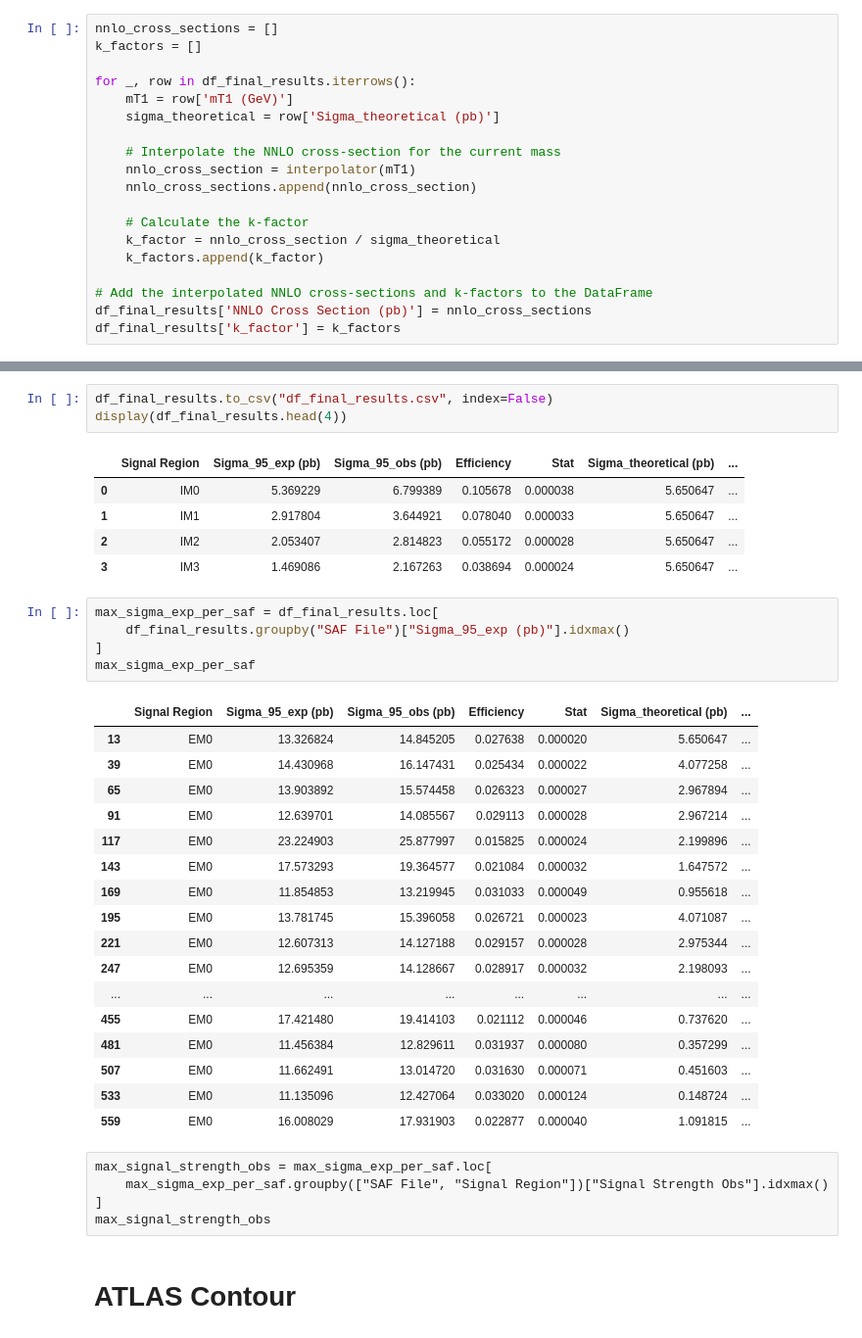
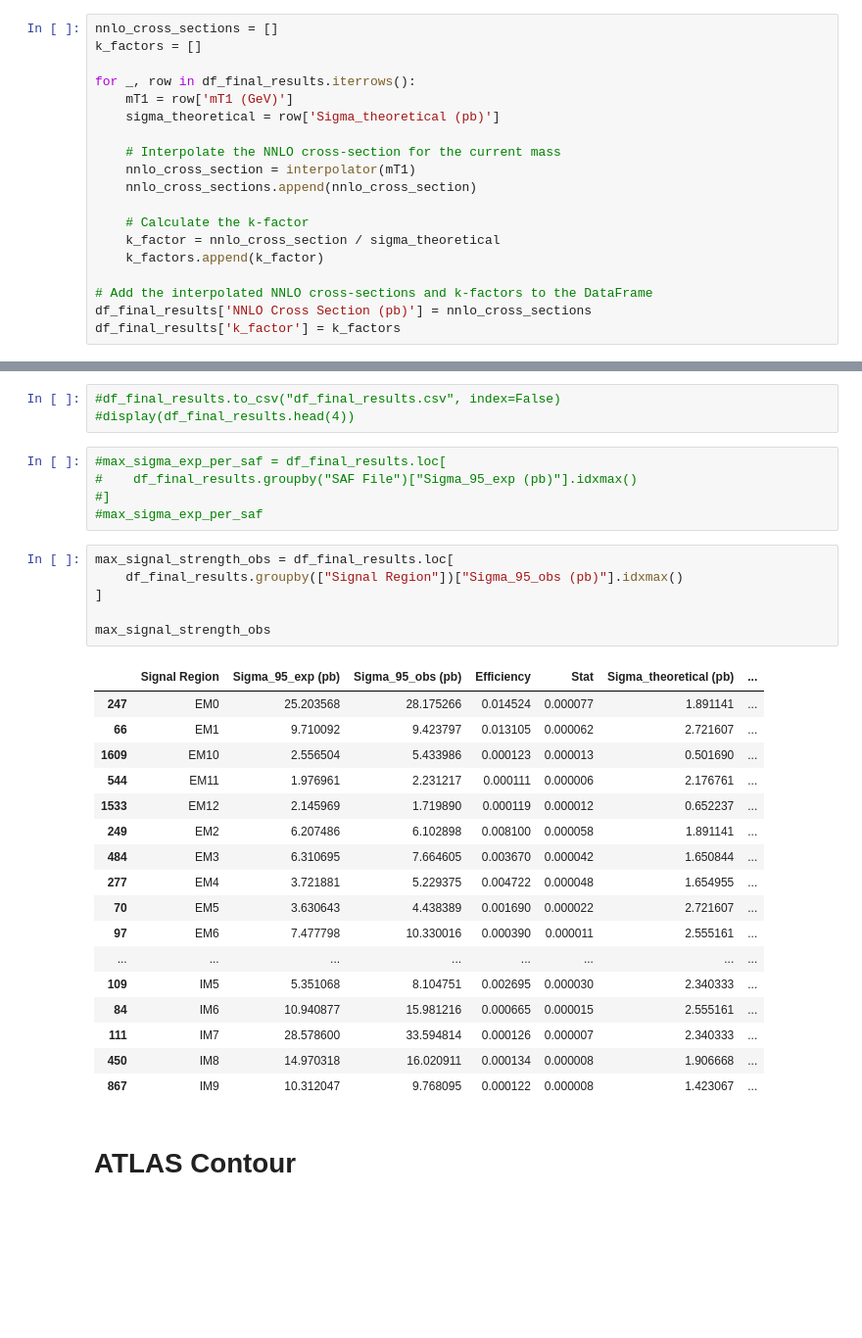
Before and after one commit to andlessa/MonoXSMS, a Jupyter notebook: notebooks/signal_strength_SUSY.ipynb, the cells around one changed output, grey strips where cells are left out. Shown at 98% size. Saved outputs shown, nothing was run; the diff lists cells and outputs as text; blank space fills up the shorter version.

```diff
--- a/notebooks/signal_strength_SUSY.ipynb
+++ b/notebooks/signal_strength_SUSY.ipynb
@@ -255,40 +254,35 @@ df_final_results
 # %%
-df_final_results.to_csv("df_final_results.csv", index=False)
-display(df_final_results.head(4))
+#df_final_results.to_csv("df_final_results.csv", index=False)
+#display(df_final_results.head(4))
-# %% [output]
-|  | Signal Region | Sigma_95_exp (pb) | Sigma_95_obs (pb) | Efficiency | Stat | Sigma_theoretical (pb) | ... |
-| 0 | IM0 | 5.369229 | 6.799389 | 0.105678 | 0.000038 | 5.650647 | ... |
-| 1 | IM1 | 2.917804 | 3.644921 | 0.078040 | 0.000033 | 5.650647 | ... |
-| 2 | IM2 | 2.053407 | 2.814823 | 0.055172 | 0.000028 | 5.650647 | ... |
-| 3 | IM3 | 1.469086 | 2.167263 | 0.038694 | 0.000024 | 5.650647 | ... |
 # %%
-max_sigma_exp_per_saf = df_final_results.loc[
-    df_final_results.groupby("SAF File")["Sigma_95_exp (pb)"].idxmax()
-]
-max_sigma_exp_per_saf
+#max_sigma_exp_per_saf = df_final_results.loc[
+#    df_final_results.groupby("SAF File")["Sigma_95_exp (pb)"].idxmax()
+#]
+#max_sigma_exp_per_saf
-# %% [output]
-|  | Signal Region | Sigma_95_exp (pb) | Sigma_95_obs (pb) | Efficiency | Stat | Sigma_theoretical (pb) | ... |
-| 13 | EM0 | 13.326824 | 14.845205 | 0.027638 | 0.000020 | 5.650647 | ... |
-| 39 | EM0 | 14.430968 | 16.147431 | 0.025434 | 0.000022 | 4.077258 | ... |
-| 65 | EM0 | 13.903892 | 15.574458 | 0.026323 | 0.000027 | 2.967894 | ... |
-| 91 | EM0 | 12.639701 | 14.085567 | 0.029113 | 0.000028 | 2.967214 | ... |
-| 117 | EM0 | 23.224903 | 25.877997 | 0.015825 | 0.000024 | 2.199896 | ... |
-| 143 | EM0 | 17.573293 | 19.364577 | 0.021084 | 0.000032 | 1.647572 | ... |
-| 169 | EM0 | 11.854853 | 13.219945 | 0.031033 | 0.000049 | 0.955618 | ... |
-| 195 | EM0 | 13.781745 | 15.396058 | 0.026721 | 0.000023 | 4.071087 | ... |
-| 221 | EM0 | 12.607313 | 14.127188 | 0.029157 | 0.000028 | 2.975344 | ... |
-| 247 | EM0 | 12.695359 | 14.128667 | 0.028917 | 0.000032 | 2.198093 | ... |
-| ... | ... | ... | ... | ... | ... | ... | ... |
-| 455 | EM0 | 17.421480 | 19.414103 | 0.021112 | 0.000046 | 0.737620 | ... |
-| 481 | EM0 | 11.456384 | 12.829611 | 0.031937 | 0.000080 | 0.357299 | ... |
-| 507 | EM0 | 11.662491 | 13.014720 | 0.031630 | 0.000071 | 0.451603 | ... |
-| 533 | EM0 | 11.135096 | 12.427064 | 0.033020 | 0.000124 | 0.148724 | ... |
-| 559 | EM0 | 16.008029 | 17.931903 | 0.022877 | 0.000040 | 1.091815 | ... |
-# %% [raw]
-max_signal_strength_obs = max_sigma_exp_per_saf.loc[
-    max_sigma_exp_per_saf.groupby(["SAF File", "Signal Region"])["Signal Strength Obs"].idxmax()
-]
-max_signal_strength_obs
+# %%
+max_signal_strength_obs = df_final_results.loc[
+    df_final_results.groupby(["Signal Region"])["Sigma_95_obs (pb)"].idxmax()
+]
+
+max_signal_strength_obs
+# %% [output]
+|  | Signal Region | Sigma_95_exp (pb) | Sigma_95_obs (pb) | Efficiency | Stat | Sigma_theoretical (pb) | ... |
+| 247 | EM0 | 25.203568 | 28.175266 | 0.014524 | 0.000077 | 1.891141 | ... |
+| 66 | EM1 | 9.710092 | 9.423797 | 0.013105 | 0.000062 | 2.721607 | ... |
+| 1609 | EM10 | 2.556504 | 5.433986 | 0.000123 | 0.000013 | 0.501690 | ... |
+| 544 | EM11 | 1.976961 | 2.231217 | 0.000111 | 0.000006 | 2.176761 | ... |
+| 1533 | EM12 | 2.145969 | 1.719890 | 0.000119 | 0.000012 | 0.652237 | ... |
+| 249 | EM2 | 6.207486 | 6.102898 | 0.008100 | 0.000058 | 1.891141 | ... |
+| 484 | EM3 | 6.310695 | 7.664605 | 0.003670 | 0.000042 | 1.650844 | ... |
+| 277 | EM4 | 3.721881 | 5.229375 | 0.004722 | 0.000048 | 1.654955 | ... |
+| 70 | EM5 | 3.630643 | 4.438389 | 0.001690 | 0.000022 | 2.721607 | ... |
+| 97 | EM6 | 7.477798 | 10.330016 | 0.000390 | 0.000011 | 2.555161 | ... |
+| ... | ... | ... | ... | ... | ... | ... | ... |
+| 109 | IM5 | 5.351068 | 8.104751 | 0.002695 | 0.000030 | 2.340333 | ... |
+| 84 | IM6 | 10.940877 | 15.981216 | 0.000665 | 0.000015 | 2.555161 | ... |
+| 111 | IM7 | 28.578600 | 33.594814 | 0.000126 | 0.000007 | 2.340333 | ... |
+| 450 | IM8 | 14.970318 | 16.020911 | 0.000134 | 0.000008 | 1.906668 | ... |
+| 867 | IM9 | 10.312047 | 9.768095 | 0.000122 | 0.000008 | 1.423067 | ... |
 # %% [markdown]
 # ATLAS Contour
 # %%
```
Also changed, not shown: parts of 4 cells of this notebook, 2 other files.
